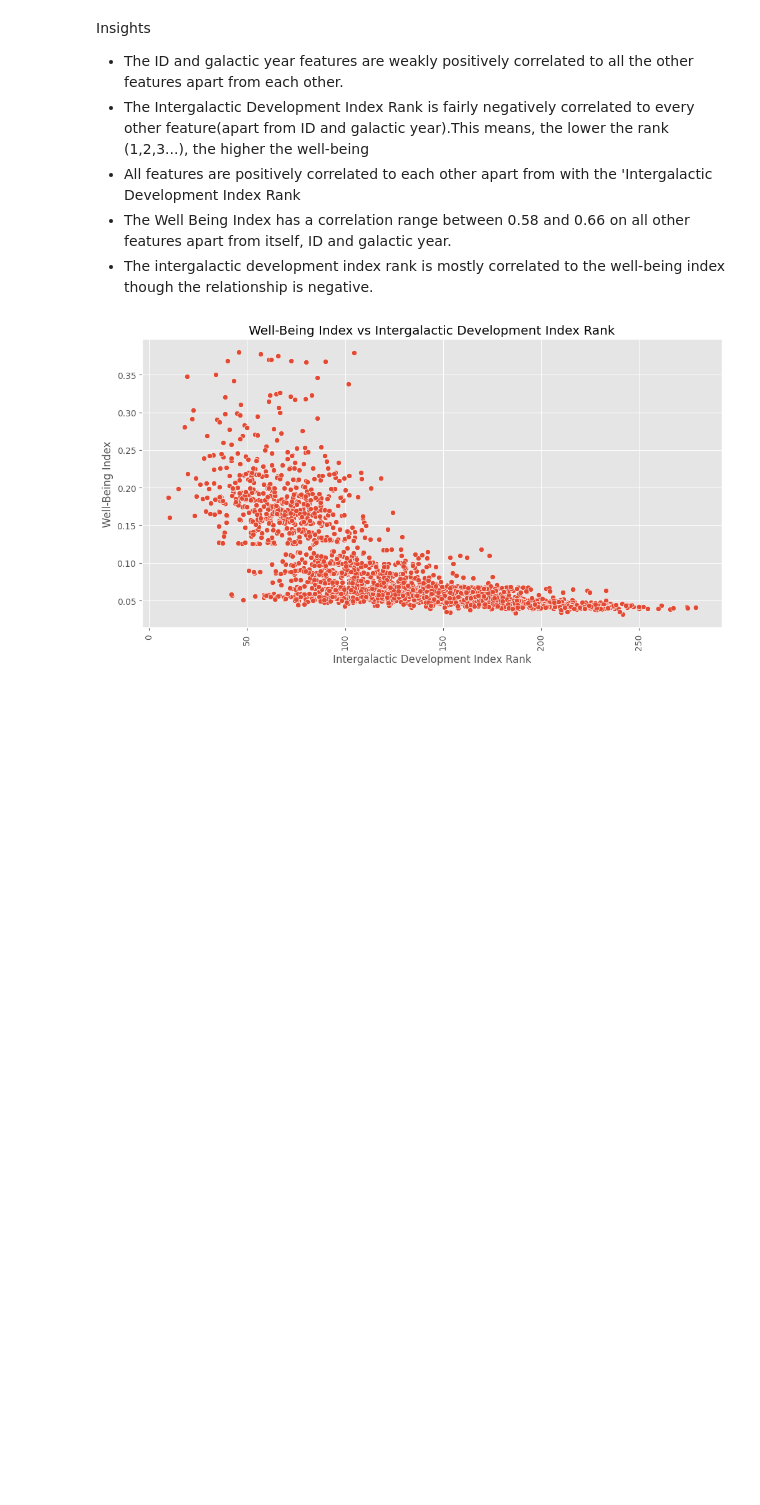
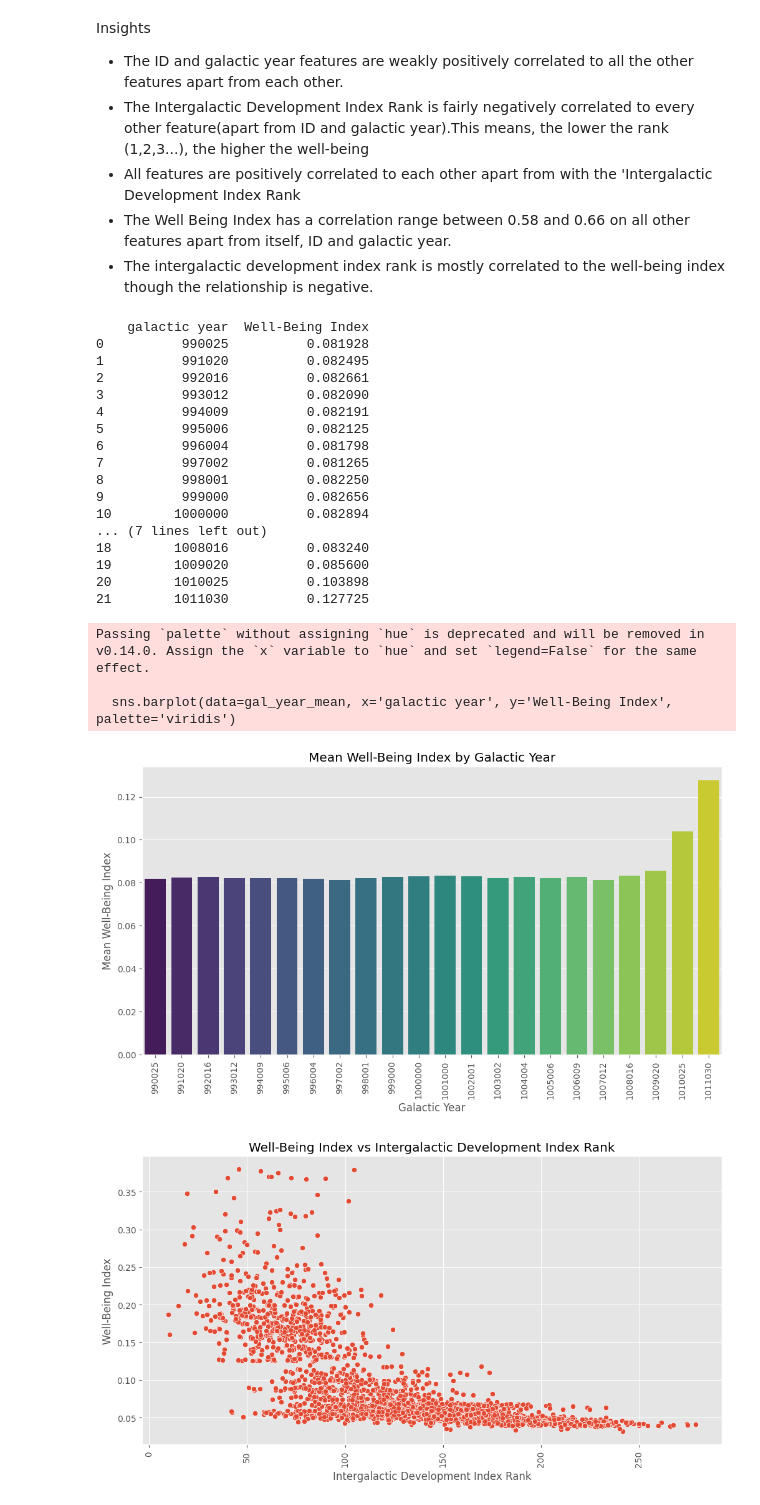
Before and after one commit to gathukalinet/dsc_scholar_test, a Jupyter notebook: galaxies.ipynb, the cells around one changed output. Drawn from its saved outputs; the diff is of its cells as text; code cells hidden in the pictures; blank space fills up the shorter version.

```diff
--- a/galaxies.ipynb
+++ b/galaxies.ipynb
@@ -335,6 +341,40 @@ Insights
 - All features are positively correlated to each other apart from with the 'Intergalactic Development Index Rank
 - The Well Being Index has a correlation range  between 0.58 and 0.66 on all other features apart from itself, ID and galactic year.
 - The intergalactic development index rank is mostly correlated to the well-being index though the relationship is negative.
+# %%
+# Grouping galaxy by galactic year and calculating the mean Well-Being Index
+gal_year_mean = galaxies.groupby('galactic year')['Well-Being Index'].mean().reset_index()
+print(gal_year_mean)
+# Plotting the mean Well-Being Index by galactic year
+plt.figure(figsize=(12, 6))
+sns.barplot(data=gal_year_mean, x='galactic year', y='Well-Being Index', palette='viridis')
+plt.title('Mean Well-Being Index by Galactic Year')
+plt.xlabel('Galactic Year')
+plt.ylabel('Mean Well-Being Index')
+plt.xticks(rotation=90)
+plt.show()
+# %% [output]
+    galactic year  Well-Being Index
+0          990025          0.081928
+1          991020          0.082495
+2          992016          0.082661
+3          993012          0.082090
+4          994009          0.082191
+5          995006          0.082125
+6          996004          0.081798
+7          997002          0.081265
+8          998001          0.082250
+9          999000          0.082656
+10        1000000          0.082894
+... (7 lines left out)
+18        1008016          0.083240
+19        1009020          0.085600
+20        1010025          0.103898
+21        1011030          0.127725
+Passing `palette` without assigning `hue` is deprecated and will be removed in v0.14.0. Assign the `x` variable to `hue` and set `legend=False` for the same effect.
+
+  sns.barplot(data=gal_year_mean, x='galactic year', y='Well-Being Index', palette='viridis')
+[figure, added]
 # %%
 # Exploring the relationship between Intergalactic Development Index rank and Well-Being Index
 plt.figure(figsize=(12, 6))
```
Also changed, not shown: parts of 7 cells of this notebook, 7 other files.
